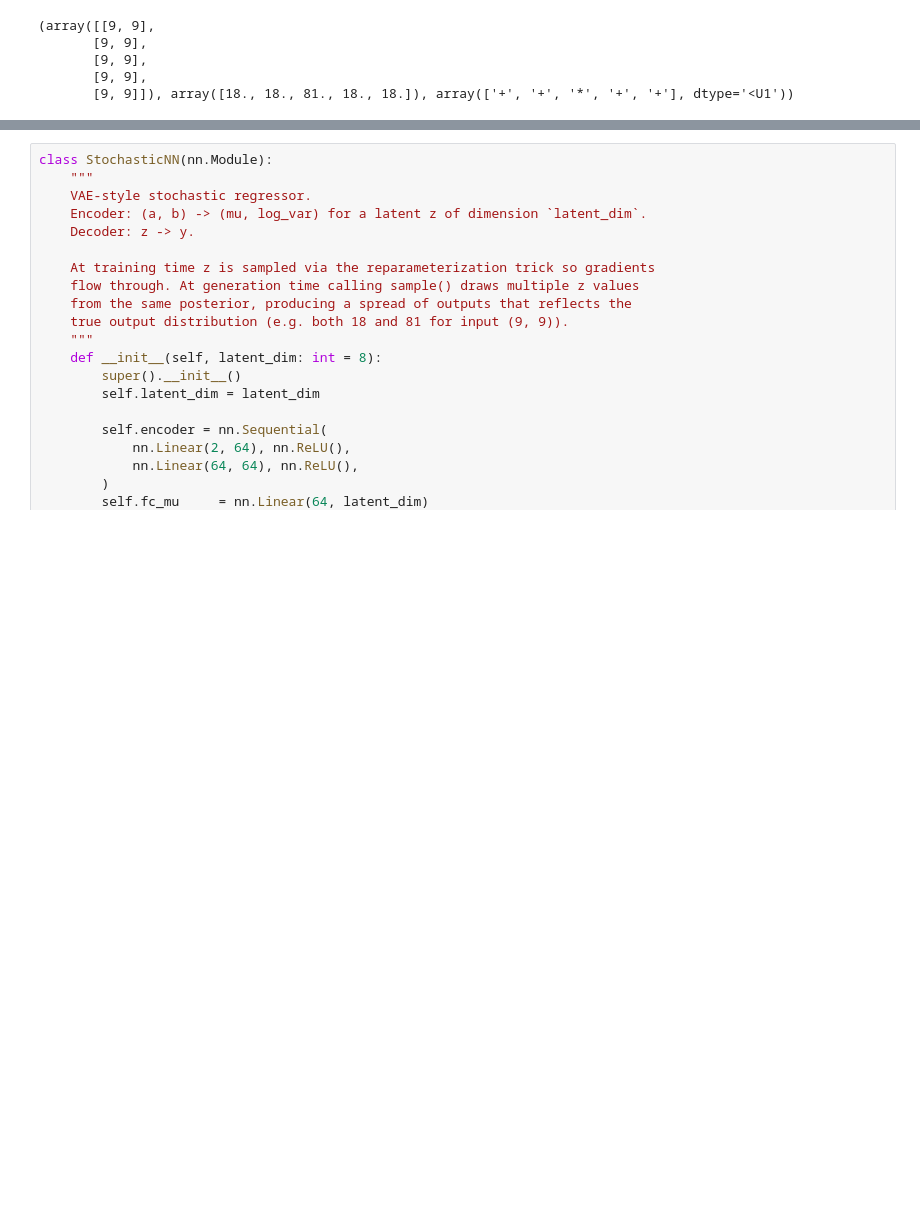
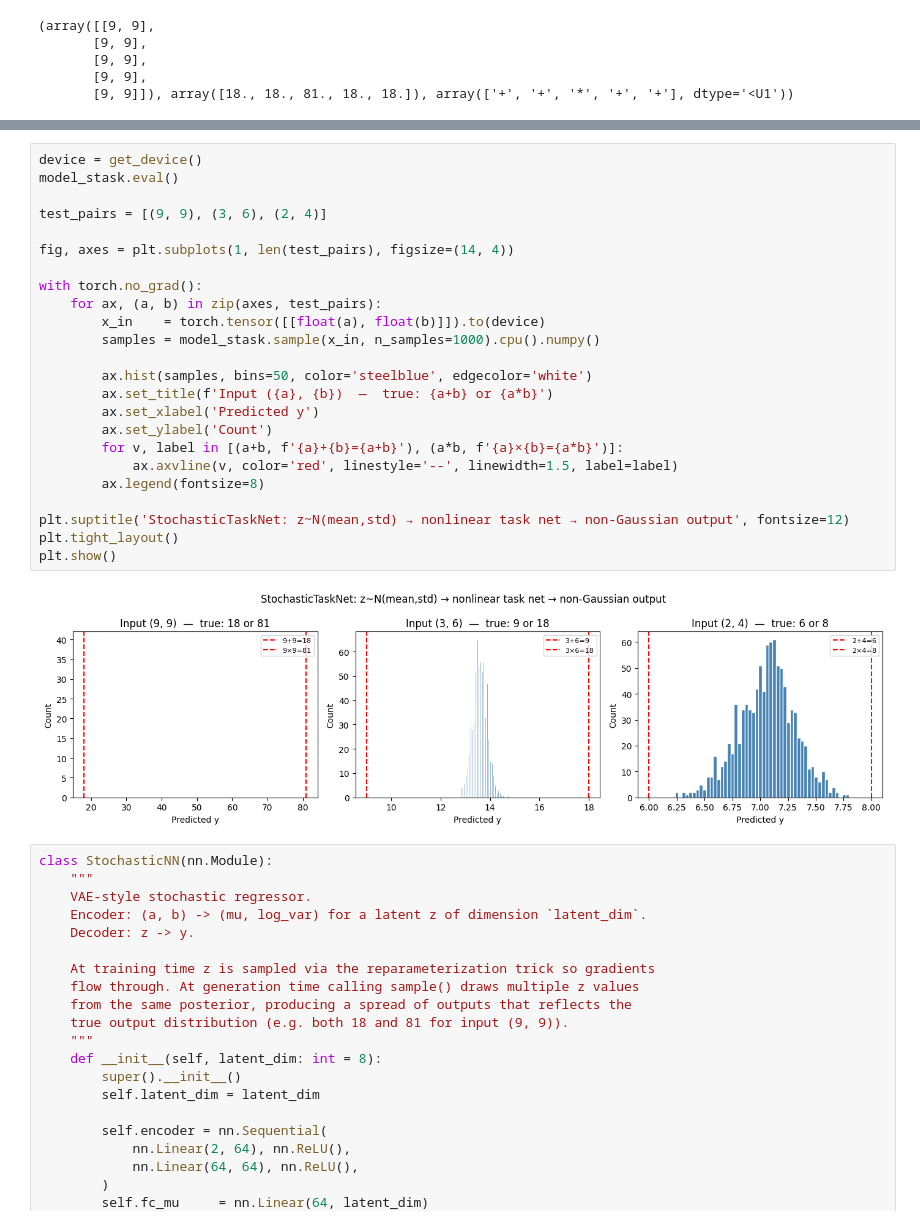
Before and after one commit to yassine2331/CBMC, a Jupyter notebook: notebooks/random_experiment.ipynb, the cells around one changed output, grey strips where cells are left out. Cells and saved outputs as stored; diff of their text form; blank space fills up the shorter version.

```diff
--- a/notebooks/random_experiment.ipynb
+++ b/notebooks/random_experiment.ipynb
@@ -80,3 +231,29 @@ class StochasticRegressionNN(nn.Module):
+# %%
+device = get_device()
+model_stask.eval()
+
+test_pairs = [(9, 9), (3, 6), (2, 4)]
+
+fig, axes = plt.subplots(1, len(test_pairs), figsize=(14, 4))
+
+with torch.no_grad():
+    for ax, (a, b) in zip(axes, test_pairs):
+        x_in    = torch.tensor([[float(a), float(b)]]).to(device)
+        samples = model_stask.sample(x_in, n_samples=1000).cpu().numpy()
+
+        ax.hist(samples, bins=50, color='steelblue', edgecolor='white')
+        ax.set_title(f'Input ({a}, {b})  —  true: {a+b} or {a*b}')
+        ax.set_xlabel('Predicted y')
+        ax.set_ylabel('Count')
+        for v, label in [(a+b, f'{a}+{b}={a+b}'), (a*b, f'{a}×{b}={a*b}')]:
+            ax.axvline(v, color='red', linestyle='--', linewidth=1.5, label=label)
+        ax.legend(fontsize=8)
+
+plt.suptitle('StochasticTaskNet: z~N(mean,std) → nonlinear task net → non-Gaussian output', fontsize=12)
+plt.tight_layout()
+plt.show()
+# %% [output]
+[figure, added]
 # %%
 class StochasticNN(nn.Module):
     """
```
Also changed, not shown: parts of 4 cells of this notebook, 5 other files.
